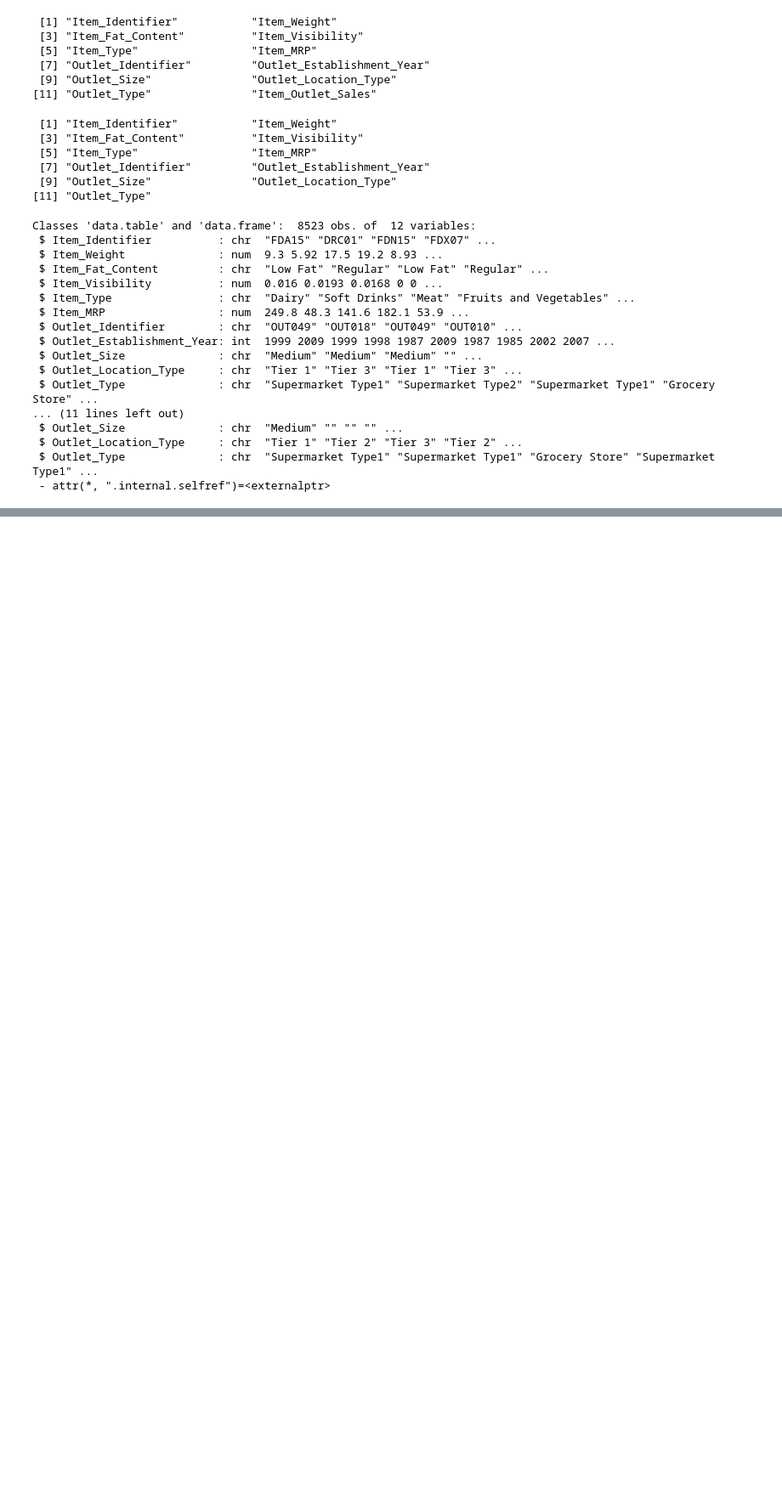
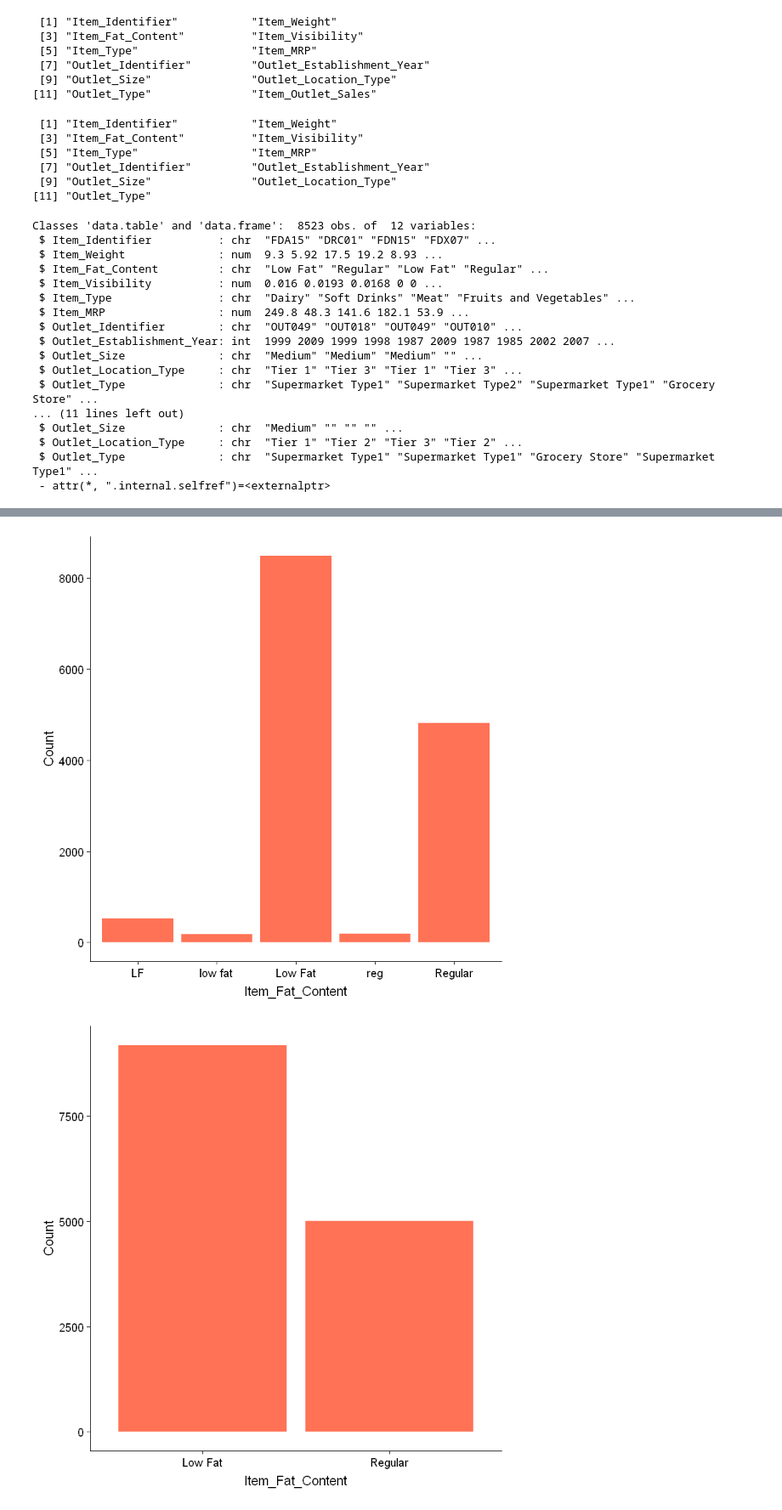
Before and after one commit to nkjadhav/Big-Mart-Sales-Prediction-Using-R, a Jupyter notebook: Big Mart Sales III.ipynb, the cells around one changed output, grey strips where cells are left out. Shown at 85% size. Saved outputs shown, nothing was run; the diff lists cells and outputs as text; code cells hidden in the pictures; blank space fills up the shorter version.

```diff
--- a/Big Mart Sales III.ipynb
+++ b/Big Mart Sales III.ipynb
@@ -69,0 +95,13 @@ Classes 'data.table' and 'data.frame':  8523 obs. of  12 variables:
+# %%
+ggplot(combi %>% group_by(Item_Fat_Content) %>% summarise(Count = n())) +
+  geom_bar(aes(Item_Fat_Content, Count), stat = "identity", fill = "coral1")
+
+combi$Item_Fat_Content[combi$Item_Fat_Content == "LF"] = "Low Fat"
+combi$Item_Fat_Content[combi$Item_Fat_Content == "low fat"] = "Low Fat"
+combi$Item_Fat_Content[combi$Item_Fat_Content == "reg"] = "Regular"
+
+ggplot(combi %>% group_by(Item_Fat_Content) %>% summarise(Count = n())) +
+  geom_bar(aes(Item_Fat_Content, Count), stat = "identity", fill = "coral1")
+# %% [output]
+[figure, added]
+[figure, added]
```
Also changed, not shown: parts of 28 cells of this notebook, 4 other files.
